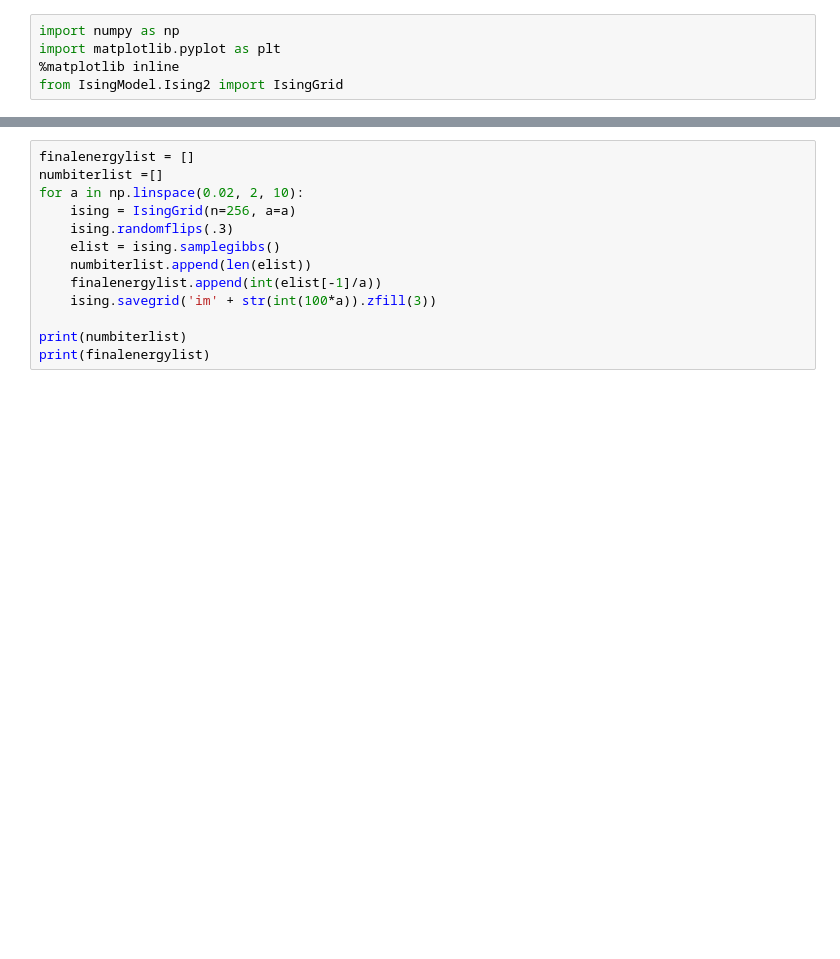
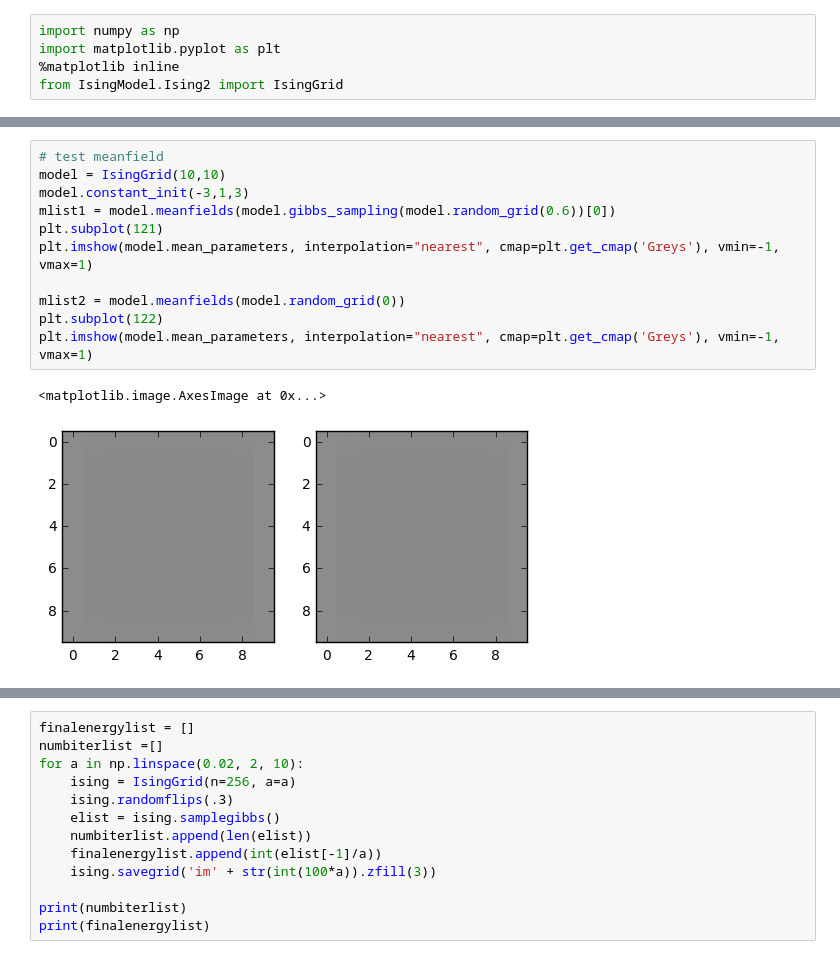
Before and after one commit to remilepriol/IsingGrid, a Jupyter notebook: Test_Ising2.ipynb, the cells around one changed output, grey strips where cells are left out. Saved outputs shown, nothing was run; the diff lists cells and outputs as text; blank space fills up the shorter version.

Commit message:
modified mean fields in ising2

```diff
--- a/Test_Ising2.ipynb
+++ b/Test_Ising2.ipynb
@@ -41,0 +39,14 @@ plt.show()
+# %%
+# test meanfield
+model = IsingGrid(10,10)
+model.constant_init(-3,1,3)
+mlist1 = model.meanfields(model.gibbs_sampling(model.random_grid(0.6))[0])
+plt.subplot(121)
+plt.imshow(model.mean_parameters, interpolation="nearest", cmap=plt.get_cmap('Greys'), vmin=-1, vmax=1)
+
+mlist2 = model.meanfields(model.random_grid(0))
+plt.subplot(122)
+plt.imshow(model.mean_parameters, interpolation="nearest", cmap=plt.get_cmap('Greys'), vmin=-1, vmax=1)
+# %% [output]
+<matplotlib.image.AxesImage at 0x...>
+[figure, added]
```
Also changed, not shown: parts of 6 cells of this notebook, 3 other files.
